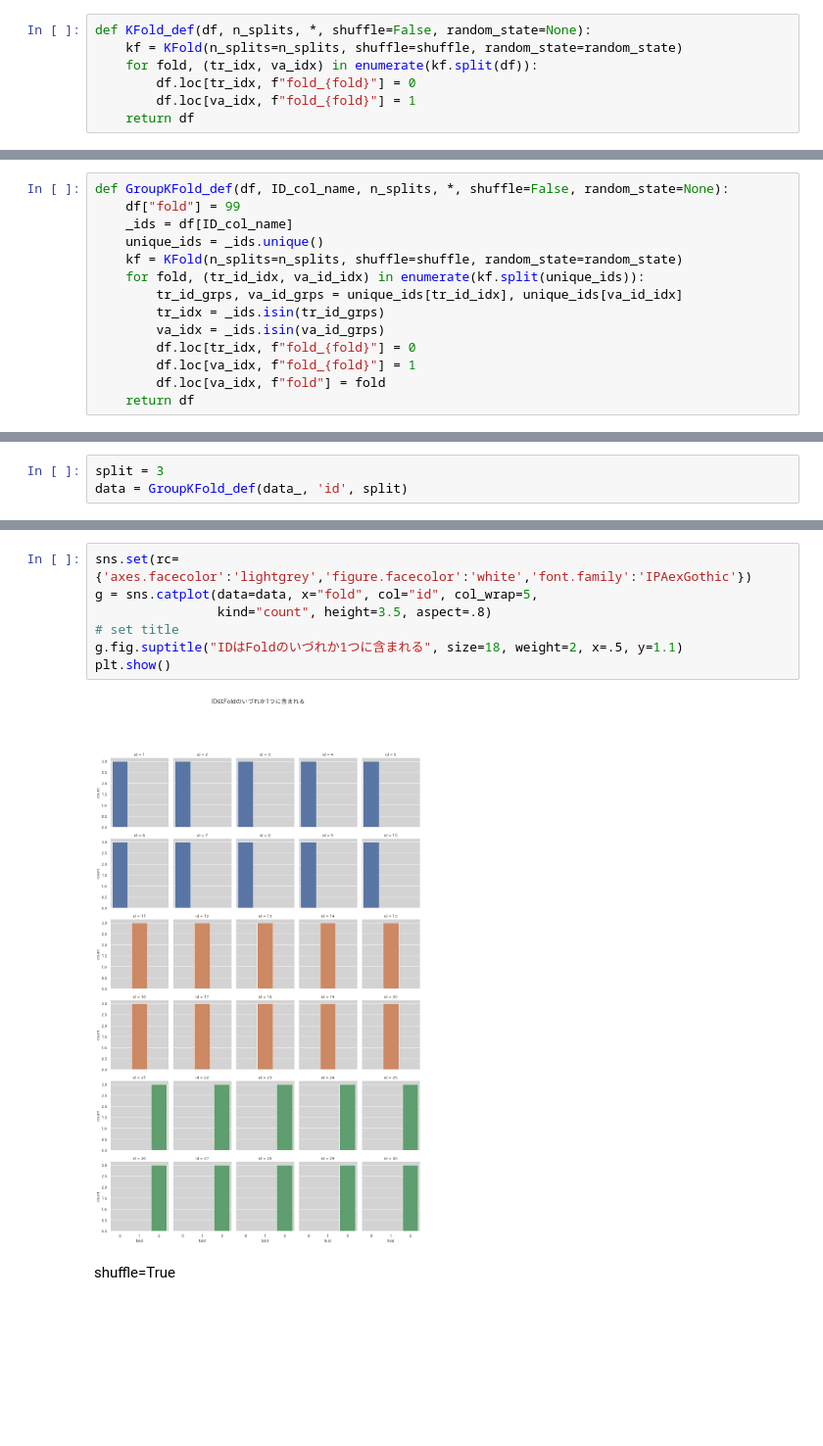
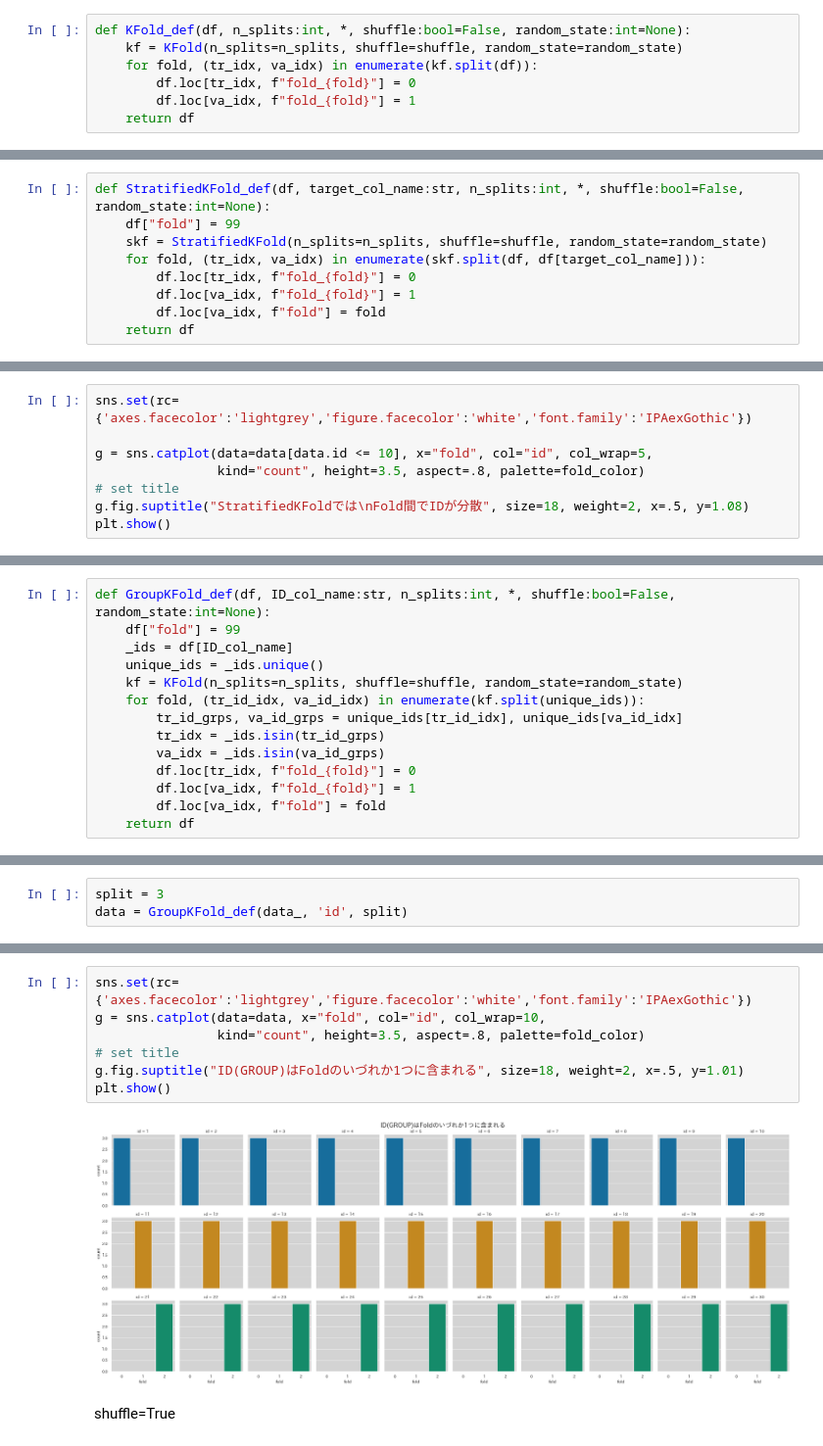
Before and after one commit to MITSUHIRO-KURIKI/validation_sample, a Jupyter notebook: ValidationSample.ipynb, the cells around one changed output, grey strips where cells are left out. Shown at 98% size. Saved outputs shown, nothing was run; the diff lists cells and outputs as text; blank space fills up the shorter version.

```diff
--- a/ValidationSample.ipynb
+++ b/ValidationSample.ipynb
@@ -44,7 +68,7 @@ seed_everything(random_state)
 # %% [markdown]
 ## **hold-out / K-fold**
 # %%
-def KFold_def(df, n_splits, *, shuffle=False, random_state=None):
+def KFold_def(df, n_splits:int, *, shuffle:bool=False, random_state:int=None):
     kf = KFold(n_splits=n_splits, shuffle=shuffle, random_state=random_state)
     for fold, (tr_idx, va_idx) in enumerate(kf.split(df)):
         df.loc[tr_idx, f"fold_{fold}"] = 0
@@ -277,0 +304,9 @@ plt.show()
+# %%
+def StratifiedKFold_def(df, target_col_name:str, n_splits:int, *, shuffle:bool=False, random_state:int=None):
+    df["fold"] = 99
+    skf = StratifiedKFold(n_splits=n_splits, shuffle=shuffle, random_state=random_state)
+    for fold, (tr_idx, va_idx) in enumerate(skf.split(df, df[target_col_name])):
+        df.loc[tr_idx, f"fold_{fold}"] = 0
+        df.loc[va_idx, f"fold_{fold}"] = 1
+        df.loc[va_idx, f"fold"] = fold
+    return df
@@ -277,0 +429,8 @@ plt.show()
+# %%
+sns.set(rc={'axes.facecolor':'lightgrey','figure.facecolor':'white','font.family':'IPAexGothic'})
+
+g = sns.catplot(data=data[data.id <= 10], x="fold", col="id", col_wrap=5,
+                kind="count", height=3.5, aspect=.8, palette=fold_color)
+# set title
+g.fig.suptitle("StratifiedKFoldでは\nFold間でIDが分散", size=18, weight=2, x=.5, y=1.08)
+plt.show()
@@ -278,7 +561,7 @@ plt.show()
 # %% [markdown]
 ## **Group K-Fold**
 # %%
-def GroupKFold_def(df, ID_col_name, n_splits, *, shuffle=False, random_state=None):
+def GroupKFold_def(df, ID_col_name:str, n_splits:int, *, shuffle:bool=False, random_state:int=None):
     df["fold"] = 99
     _ids = df[ID_col_name]
     unique_ids = _ids.unique()
@@ -410,12 +693,12 @@ plt.show()
 # %%
 sns.set(rc={'axes.facecolor':'lightgrey','figure.facecolor':'white','font.family':'IPAexGothic'})
-g = sns.catplot(data=data, x="fold", col="id", col_wrap=5,
-                kind="count", height=3.5, aspect=.8)
+g = sns.catplot(data=data, x="fold", col="id", col_wrap=10,
+                kind="count", height=3.5, aspect=.8, palette=fold_color)
 # set title
-g.fig.suptitle("IDはFoldのいづれか1つに含まれる", size=18, weight=2, x=.5, y=1.1)
+g.fig.suptitle("ID(GROUP)はFoldのいづれか1つに含まれる", size=18, weight=2, x=.5, y=1.01)
 plt.show()
 # %% [output]
-[figure, old version]
+[figure, new version]
 # %% [markdown]
 shuffle=True
 # %%
```
Also changed, not shown: parts of 63 cells of this notebook.
